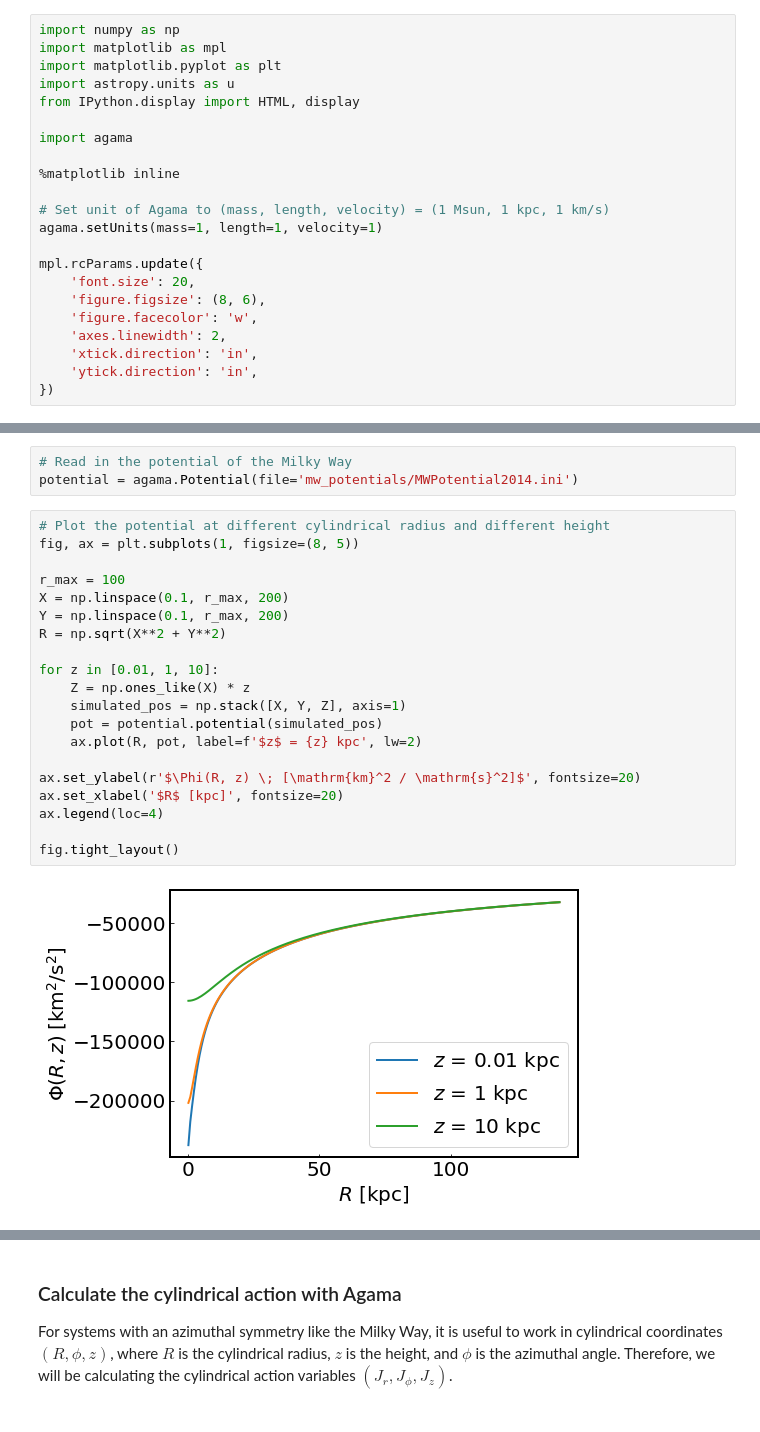
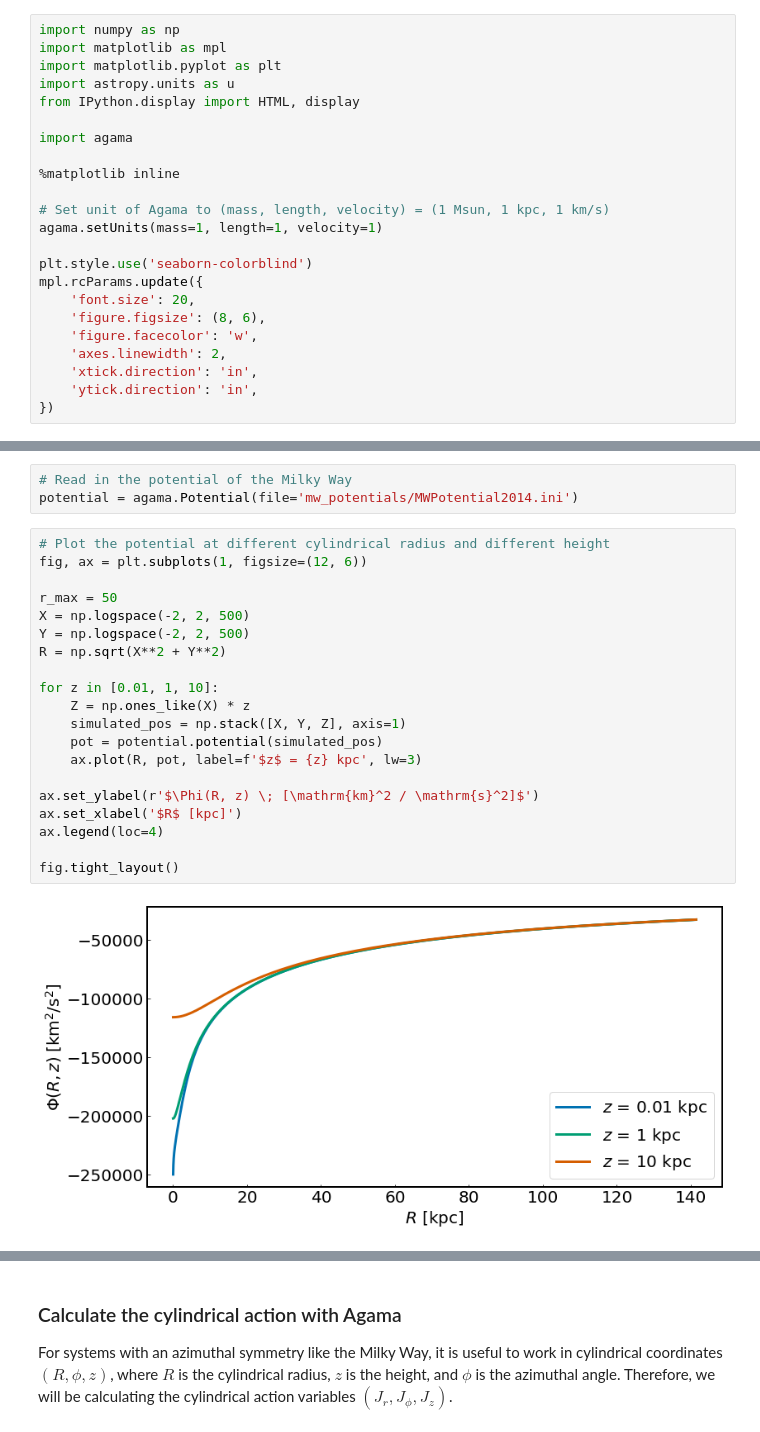
Before and after one commit to trivnguyen/gaia-dr3-agama-tutorial, a Jupyter notebook: action_angle_tutorial.ipynb, the cells around one changed output, grey strips where cells are left out. Drawn from its saved outputs; the diff is of its cells as text.

Commit message:
Add new images

```diff
--- a/action_angle_tutorial.ipynb
+++ b/action_angle_tutorial.ipynb
@@ -55,6 +95,7 @@ import agama
 # Set unit of Agama to (mass, length, velocity) = (1 Msun, 1 kpc, 1 km/s)
 agama.setUnits(mass=1, length=1, velocity=1)
 
+plt.style.use('seaborn-colorblind')
 mpl.rcParams.update({
     'font.size': 20,
     'figure.figsize': (8, 6),
@@ -121,23 +161,23 @@ Credit: CalPoly <a href="https://evolution.calpoly.edu/milky-way-galaxy">https:/
 potential = agama.Potential(file='mw_potentials/MWPotential2014.ini')
 # %%
 # Plot the potential at different cylindrical radius and different height
-fig, ax = plt.subplots(1, figsize=(8, 5))
+fig, ax = plt.subplots(1, figsize=(12, 6))
 
-r_max = 100
-X = np.linspace(0.1, r_max, 200)
-Y = np.linspace(0.1, r_max, 200)
+r_max = 50
+X = np.logspace(-2, 2, 500)
+Y = np.logspace(-2, 2, 500)
 R = np.sqrt(X**2 + Y**2)
 
 for z in [0.01, 1, 10]:
     Z = np.ones_like(X) * z
     simulated_pos = np.stack([X, Y, Z], axis=1)
     pot = potential.potential(simulated_pos)
-    ax.plot(R, pot, label=f'$z$ = {z} kpc', lw=2)
+    ax.plot(R, pot, label=f'$z$ = {z} kpc', lw=3)
 
-ax.set_ylabel(r'$\Phi(R, z) \; [\mathrm{km}^2 / \mathrm{s}^2]$', fontsize=20)
-ax.set_xlabel('$R$ [kpc]', fontsize=20)
+ax.set_ylabel(r'$\Phi(R, z) \; [\mathrm{km}^2 / \mathrm{s}^2]$')
+ax.set_xlabel('$R$ [kpc]')
 ax.legend(loc=4)
 
 fig.tight_layout()
 # %% [output]
-[figure, old version]
+[figure, new version]
```
Also changed, not shown: parts of 5 cells of this notebook, 2 other files.
